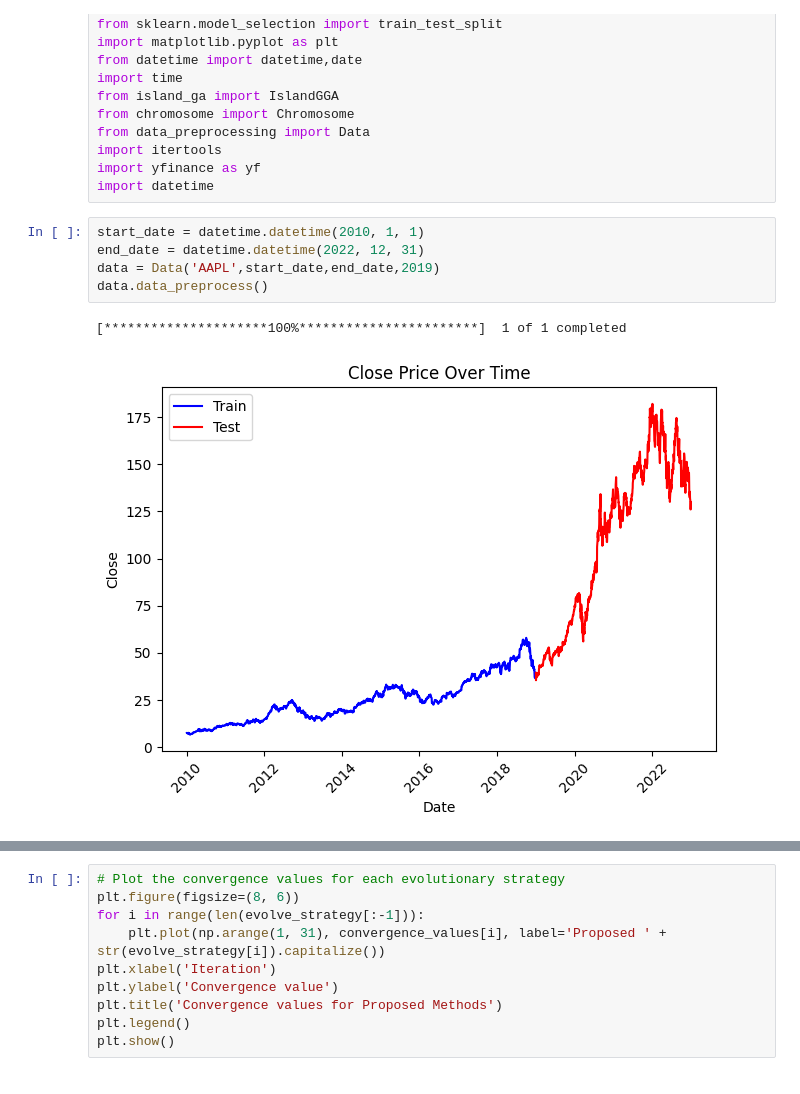
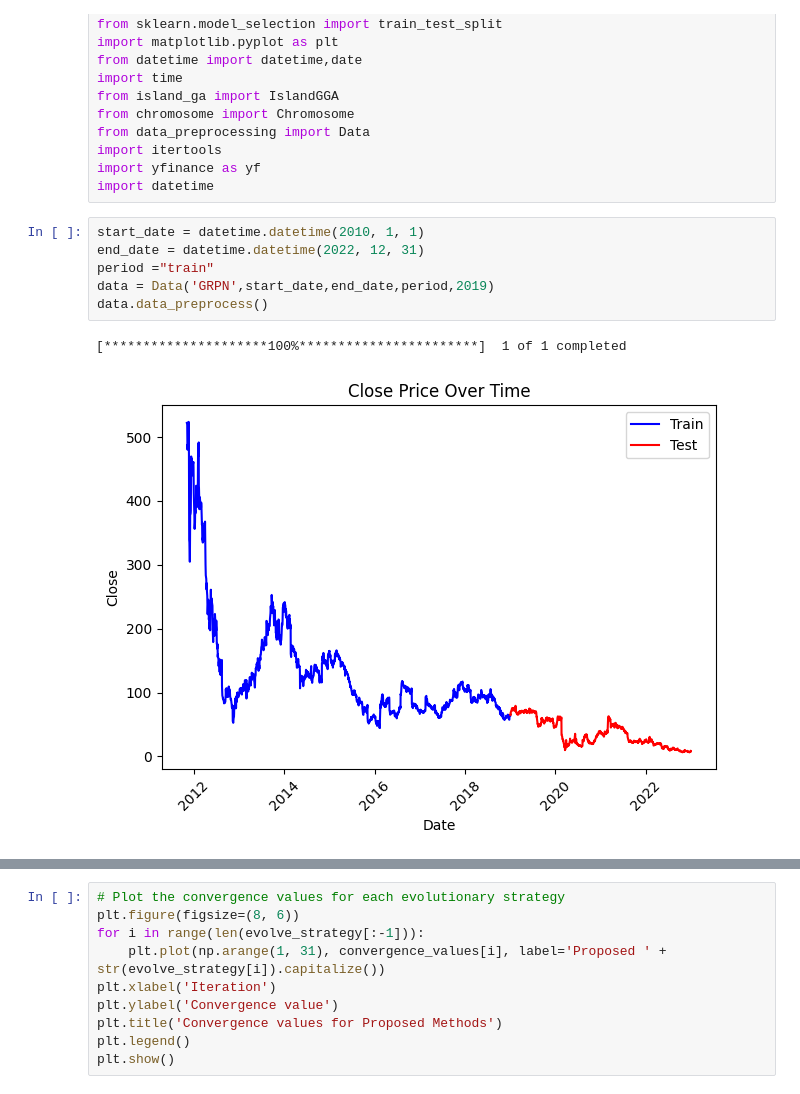
Before and after one commit to Chideme/island_genetic_algrorithm, a Jupyter notebook: convergence.ipynb, the cells around one changed output, grey strips where cells are left out. Saved outputs shown, nothing was run; the diff lists cells and outputs as text.

```diff
--- a/convergence.ipynb
+++ b/convergence.ipynb
@@ -19,11 +19,12 @@ import datetime
 # %%
 start_date = datetime.datetime(2010, 1, 1)
 end_date = datetime.datetime(2022, 12, 31)
-data = Data('AAPL',start_date,end_date,2019)
+period ="train"
+data = Data('GRPN',start_date,end_date,period,2019)
 data.data_preprocess()
 # %% [output]
 [*********************100%***********************]  1 of 1 completed
-[figure, old version]
+[figure, new version]
 # %%
 import numpy as np
 import matplotlib.pyplot as plt
```
Also changed, not shown: parts of 1 cell of this notebook, 3 other files.
